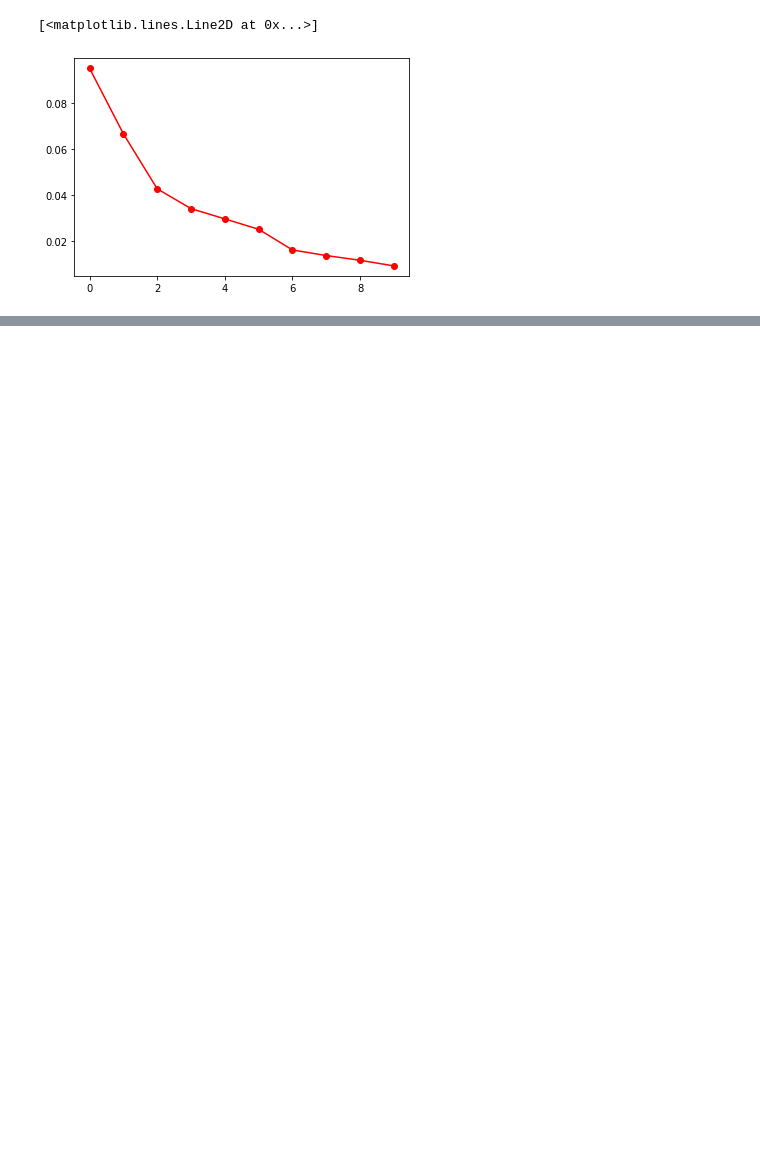
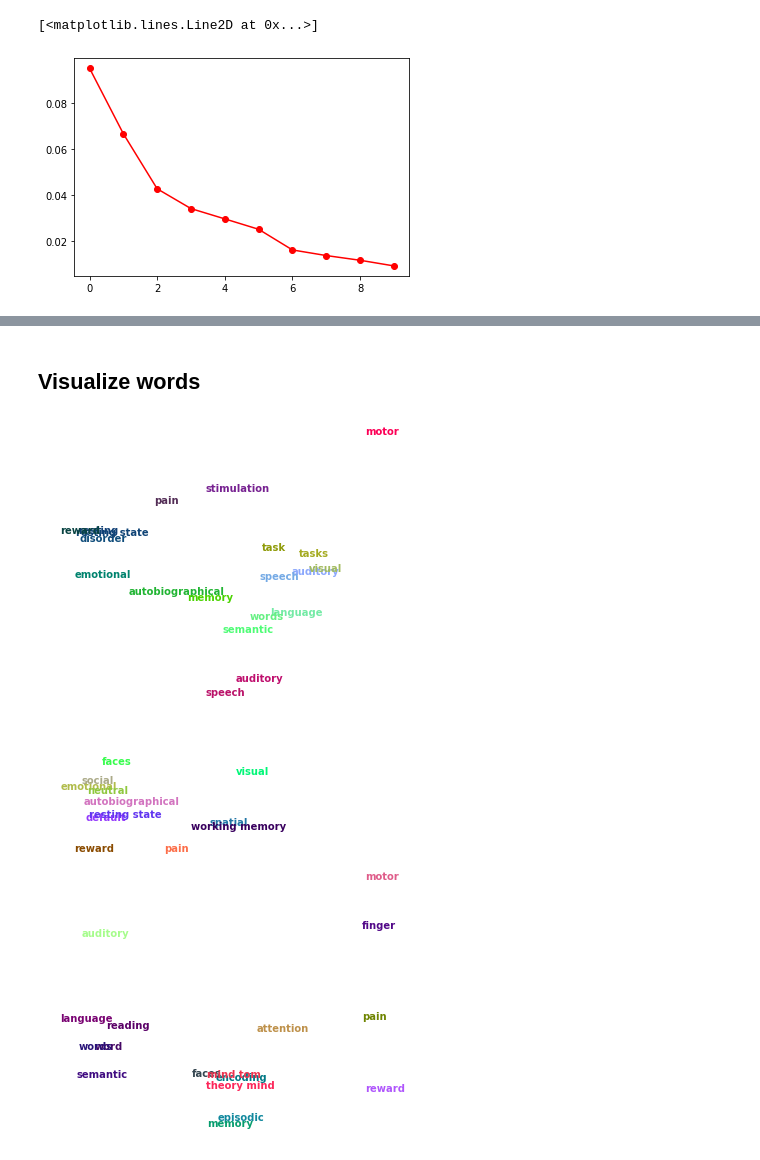
Before and after one commit to PaulScotti/educortex, a Jupyter notebook: PCA/PCA_extraction.ipynb, the cells around one changed output, grey strips where cells are left out. Saved outputs shown, nothing was run; the diff lists cells and outputs as text; code cells hidden in the pictures; blank space fills up the shorter version.

```diff
--- a/PCA/PCA_extraction.ipynb
+++ b/PCA/PCA_extraction.ipynb
@@ -59,7 +60,7 @@ components = np.array([dataset.masker.unmask(pca.components_[i],output='array')
 np.savez('../data/components',components)
 # %%
 # save the loadings of each term
-term_weights = pca.transform(concat_maps)
+term_weights = pca.transform(concat_maps_anatfilter)
 np.savez('term_weights',term_weights)
 # %%
 # print ordered list of terms for the first component
@@ -86,0 +132,35 @@ size(components)
+# %% [markdown]
+## Visualize words
+# %%
+for i in range(3):
+
+    hull = spatial.ConvexHull(term_weights[:, i*3:(i+1)*3])
+    vertices = first_three[hull.vertices,:]
+
+    pca = PCA(copy=True, iterated_power='auto', n_components=2, random_state=None,
+      svd_solver='randomized', tol=0.0, whiten=False).fit(vertices)
+    twod_projection = pca.transform(vertices)
+    twod_projection
+
+
+    scaler = MinMaxScaler(feature_range=(0, 0.99))
+    scaler = scaler.fit(term_weights[:, i*3:(i+1)*3])
+    colors = scaler.transform(term_weights[hull.vertices, i*3:(i+1)*3])
+
+    fig, ax = plt.subplots()
+
+    # colors.shape
+    # twod_projection[:,0].shape
+    ax.scatter(twod_projection[:,0], twod_projection[:,1], c='white')
+
+
+    # fig.patch.set_visible(False)
+    ax.axis('off')
+    for j in range(twod_projection.shape[0]):
+        ax.text(twod_projection[j,0],twod_projection[j,1],kept_terms_anatfilter.iloc[hull.vertices[j]], color = colors[j,:], fontweight='bold')
+
+    plt.savefig('wordCloud%d_anatfilter.png'%(i+1), format='png',dpi=300)
+# %% [output]
+[figure, added]
+[figure, added]
+[figure, added]
```
Also changed, not shown: parts of 11 cells of this notebook, 7 other files.
